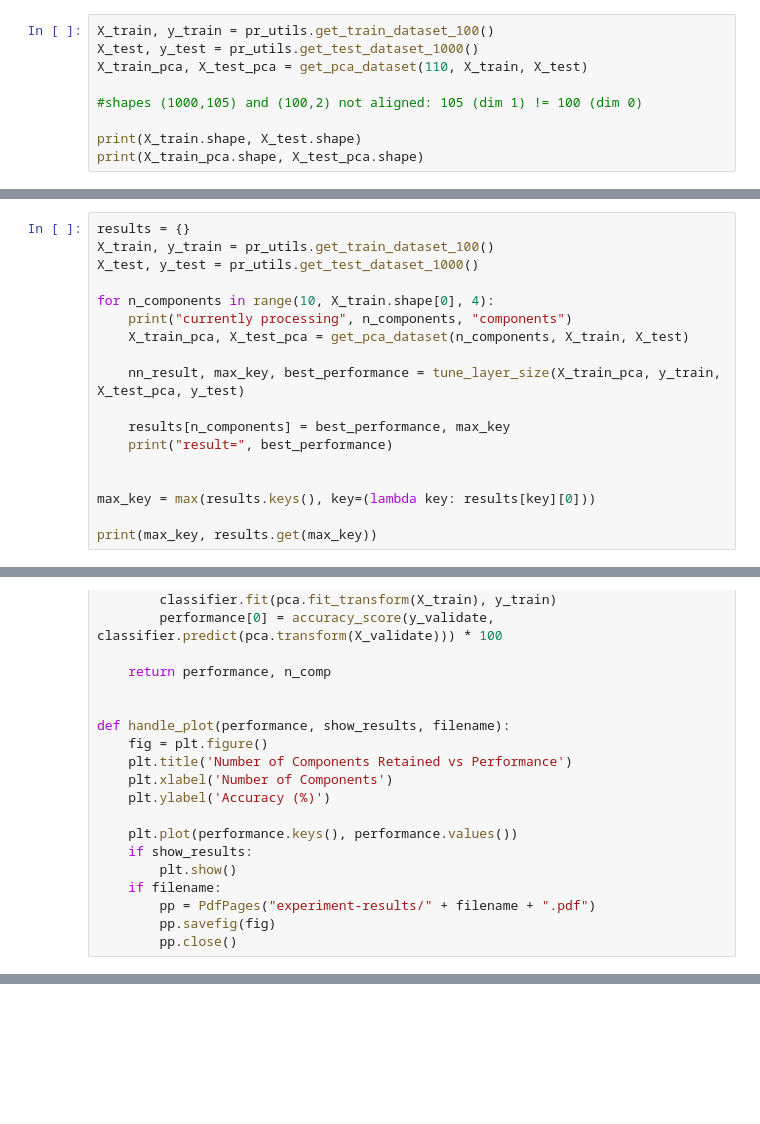
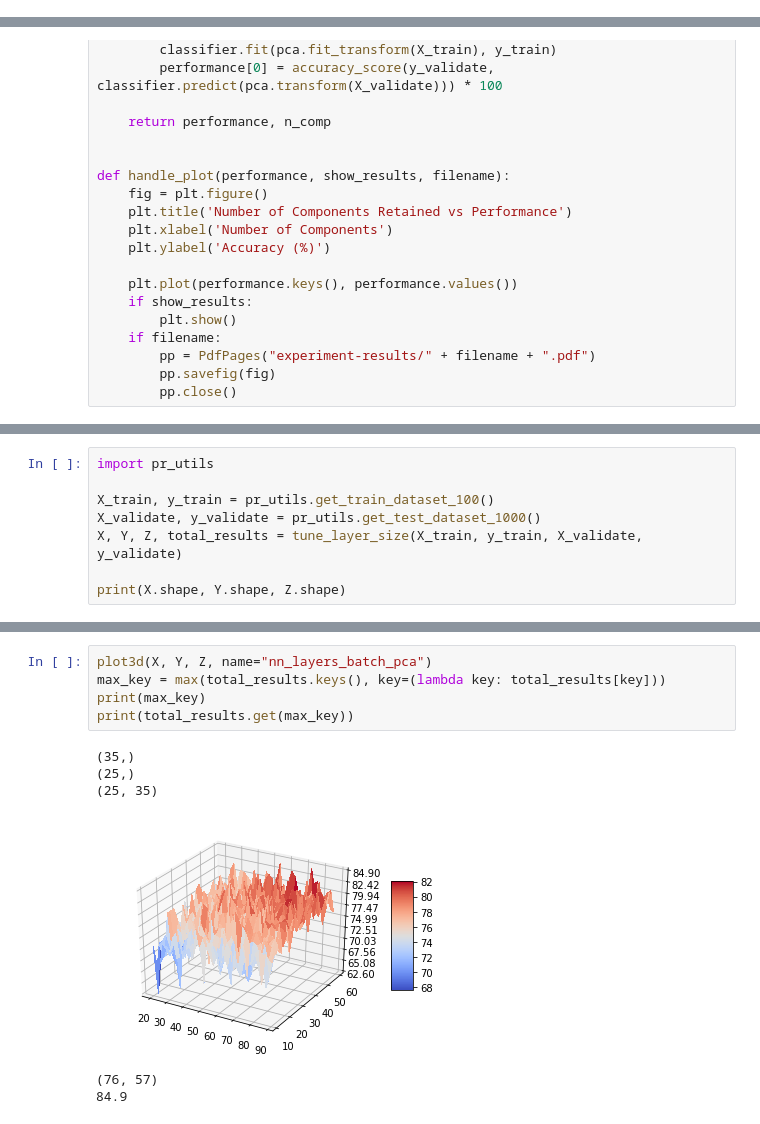
Before and after one commit to RaviShivam/pattern-recognition-nist, a Jupyter notebook: neural_nets_pca.ipynb, the cells around one changed output, grey strips where cells are left out. Saved outputs shown, nothing was run; the diff lists cells and outputs as text; blank space fills up the shorter version.

Commit message:
nn optimizing layers

```diff
--- a/neural_nets_pca.ipynb
+++ b/neural_nets_pca.ipynb
@@ -17,9 +0,0 @@ def get_pca_dataset(n_components, X_train, X_test):
-# %%
-X_train, y_train = pr_utils.get_train_dataset_100()
-X_test, y_test = pr_utils.get_test_dataset_1000()
-X_train_pca, X_test_pca = get_pca_dataset(110, X_train, X_test)
-
-#shapes (1000,105) and (100,2) not aligned: 105 (dim 1) != 100 (dim 0)
-
-print(X_train.shape, X_test.shape)
-print(X_train_pca.shape, X_test_pca.shape)
@@ -81,18 +0,0 @@ def tune_layer_size(X_train, y_train, X_test, y_test):
-# %%
-results = {}
-X_train, y_train = pr_utils.get_train_dataset_100()
-X_test, y_test = pr_utils.get_test_dataset_1000()
-
-for n_components in range(10, X_train.shape[0], 4):
-    print("currently processing", n_components, "components")
-    X_train_pca, X_test_pca = get_pca_dataset(n_components, X_train, X_test)
-
-    nn_result, max_key, best_performance = tune_layer_size(X_train_pca, y_train, X_test_pca, y_test)
-
-    results[n_components] = best_performance, max_key
-    print("result=", best_performance)
-
-
-max_key = max(results.keys(), key=(lambda key: results[key][0]))
-
-print(max_key, results.get(max_key))
@@ -226,0 +198,8 @@ processing c= 29
+# %%
+import pr_utils
+
+X_train, y_train = pr_utils.get_train_dataset_100()
+X_validate, y_validate = pr_utils.get_test_dataset_1000()
+X, Y, Z, total_results = tune_layer_size(X_train, y_train, X_validate, y_validate)
+
+print(X.shape, Y.shape, Z.shape)
@@ -226,0 +224,12 @@ processing c= 29
+# %%
+plot3d(X, Y, Z, name="nn_layers_batch_pca")
+max_key = max(total_results.keys(), key=(lambda key: total_results[key]))
+print(max_key)
+print(total_results.get(max_key))
+# %% [output]
+(35,)
+(25,)
+(25, 35)
+[figure, added]
+(76, 57)
+84.9
```
Also changed, not shown: parts of 9 cells of this notebook, 1 other file.
